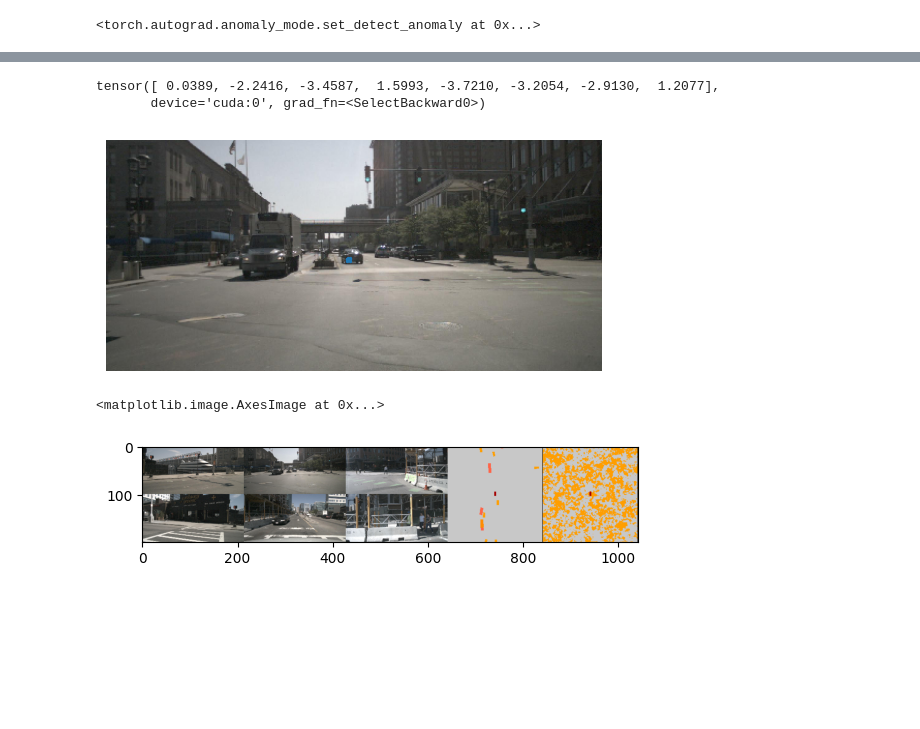
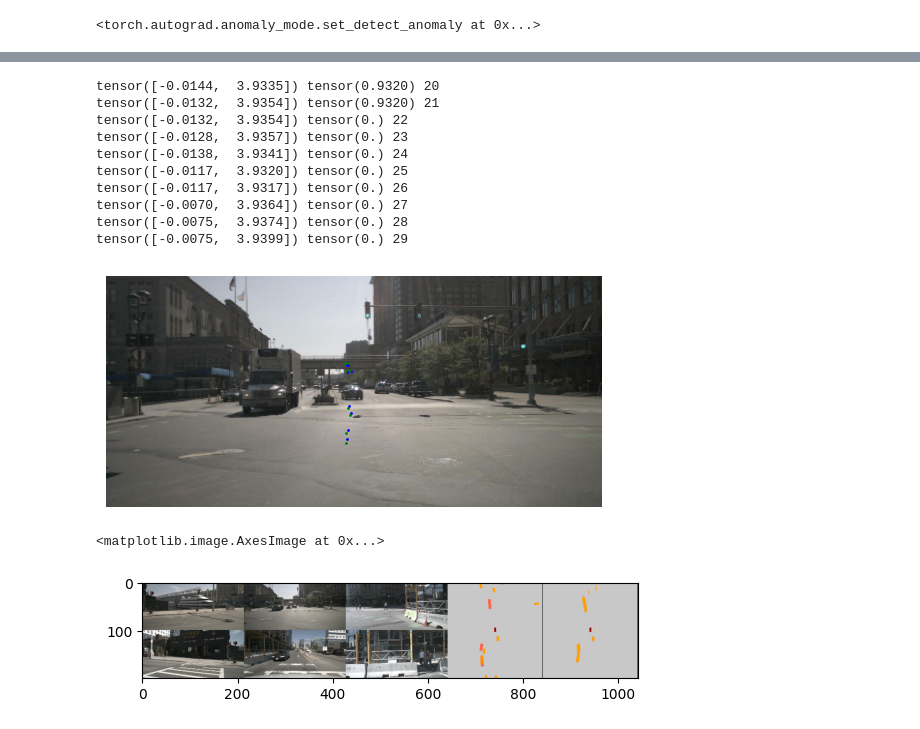
Before and after one commit to nargoo0328/cross_view_transformers, a Jupyter notebook: scripts/test_bug.ipynb, the cells around one changed output, grey strips where cells are left out. Cells and saved outputs as stored; diff of their text form; code cells hidden in the pictures; blank space fills up the shorter version.

```diff
--- a/scripts/test_bug.ipynb
+++ b/scripts/test_bug.ipynb
@@ -22,11 +22,11 @@ torch.autograd.set_detect_anomaly(True)
 # %%
 version = 'cvt_labels_nuscenes_v2'
 cfg1 = get_cfg(DATASET_DIR, version, 'SparseBEVSeg_Det_3') # cvt_nuscenes_multiclass Sparse
-device = torch.device('cuda:0') # cuda:5
-model_version = '2024_0815_133911'
+device = torch.device('cpu') # cuda:5
+model_version = '2024_0820_214905'
 CHECKPOINT_PATH = None
-# CHECKPOINT_PATH = '../logs/cross_view_transformers_test/' + model_version +'/checkpoints/last.ckpt'
-model, network, loader, viz, _ = prepare_val(cfg1, device, CHECKPOINT_PATH, mode='split', batch_size=2)
+CHECKPOINT_PATH = '../logs/cross_view_transformers_test/' + model_version +'/checkpoints/last.ckpt'
+model, network, loader, viz, dataset = prepare_val(cfg1, device, CHECKPOINT_PATH, mode='split', batch_size=4)
 # %% [output]
 The version_base parameter is not specified.
 Please specify a compatability version level, or None.
@@ -42,7 +43,7 @@ Dataset length: 49
 network.to(device)
 model.to(device)
 model.metrics.reset()
-with_grad = True
+with_grad = False
 
 if with_grad:
     network.train()
@@ -100,4 +111 @@ plt.scatter([97],[30], s=3)
-# %%
-for i,batch in enumerate(loader):
-    break
 # %%
@@ -112,67 +138,83 @@ plt.scatter([90],[52], s=3)
+# %%
+for i in range(10):
+    print(pred['height'][0,:,y+i,x], batch['height'][0,0,y+i,x], y+i)
+# %% [output]
+tensor([-0.0144,  3.9335]) tensor(0.9320) 20
+tensor([-0.0132,  3.9354]) tensor(0.9320) 21
+tensor([-0.0132,  3.9354]) tensor(0.) 22
+tensor([-0.0128,  3.9357]) tensor(0.) 23
+tensor([-0.0138,  3.9341]) tensor(0.) 24
+tensor([-0.0117,  3.9320]) tensor(0.) 25
+tensor([-0.0117,  3.9317]) tensor(0.) 26
+tensor([-0.0070,  3.9364]) tensor(0.) 27
+tensor([-0.0075,  3.9374]) tensor(0.) 28
+tensor([-0.0075,  3.9399]) tensor(0.) 29
 # %%
 # mean height supervised
-# x = [[[0.4953, 0.5759]],
+x = [[[0.4925, 0.5902]],
 
-#         [[0.5010, 0.4154]],
+        [[0.4896, 0.5626]],
 
-#         [[0.4945, 0.3754]],
+        [[0.4841, 0.3826]],
 
-#         [[0.4951, 0.5243]],
+        [[0.4860, 0.6645]],
 
-#         [[0.4952, 0.5507]],
+        [[0.4847, 0.4165]],
 
-#         [[0.4949, 0.4746]],
+        [[0.4873, 0.3836]],
 
-#         [[0.4952, 0.4506]],
+        [[0.4930, 0.4096]],
 
-#         [[0.4962, 0.6852]]]
+        [[0.4855, 0.7032]]]
 
-x = [[[0.4908, 0.5212]],
+y = [[[0.4905, 0.5983]],
 
-        [[0.4854, 0.5210]],
+        [[0.4872, 0.5685]],
 
-        [[0.4854, 0.5121]],
+        [[0.4812, 0.3755]],
 
-        [[0.4901, 0.5130]],
+        [[0.4832, 0.6782]],
 
-        [[0.4909, 0.5076]],
+        [[0.4819, 0.4111]],
 
-        [[0.4883, 0.5195]],
+        [[0.4846, 0.3767]],
 
-        [[0.4854, 0.5158]],
+        [[0.4907, 0.4042]],
 
-        [[0.4871, 0.5088]]]
+        [[0.4827, 0.7194]]]
 # [[[0.3613, 0.4691]],
 
 #         [[0.3504, 0.4794]],
 
 #         [[0.3512, 0.4666]],
 
 #         [[0.3532, 0.4743]],
 
 #         [[0.3519, 0.4691]],
 
 #         [[0.3686, 0.4761]],
 
 #         [[0.3512, 0.4649]],
 
 #         [[0.3527, 0.5019]]]
 
 x = np.array(x)[:,0]
 x[:, 0] *= 480
 x[:, 1] *= 224
-print(pred['height'][0,:,52, 90])
-# x = x[2:6]
+
+y = np.array(y)[:,0]
+y[:, 0] *= 480
+y[:, 1] *= 224
+
 plt.imshow(batch['image'][0,1].cpu().permute(1,2,0))
-plt.scatter(x[:,0],x[:,1],s=2)
+plt.scatter(x[:,0],x[:,1],s=1, c='b')
+plt.scatter(y[:,0],y[:,1],s=1, c='g')
 plt.axis('off')
 plt.show()
 # %% [output]
-tensor([ 0.0389, -2.2416, -3.4587,  1.5993, -3.7210, -3.2054, -2.9130,  1.2077],
-       device='cuda:0', grad_fn=<SelectBackward0>)
-[figure, old version]
+[figure, new version]
 # %%
 plt.imshow(vis_result[0])
 # %% [output]
 <matplotlib.image.AxesImage at 0x...>
-[figure, old version]
+[figure, new version]
```
Also changed, not shown: parts of 9 cells of this notebook, 8 other files.
